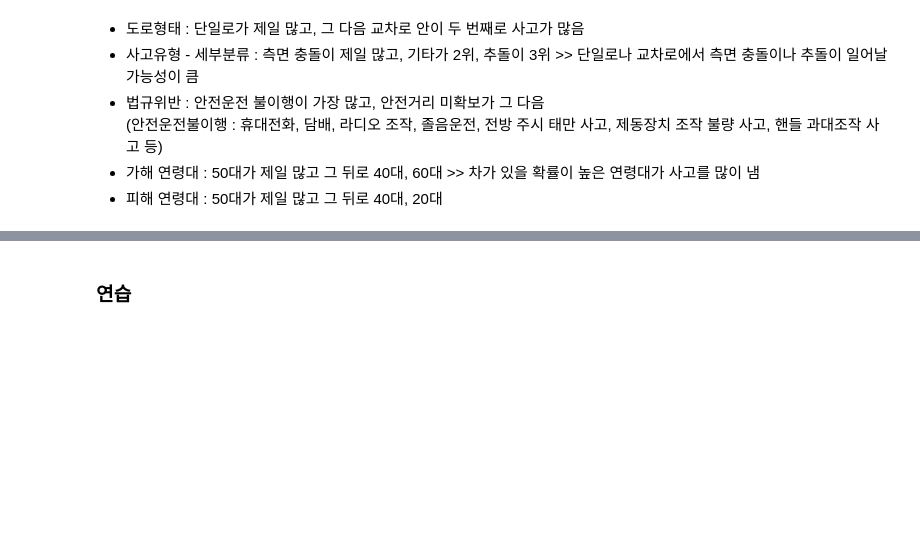
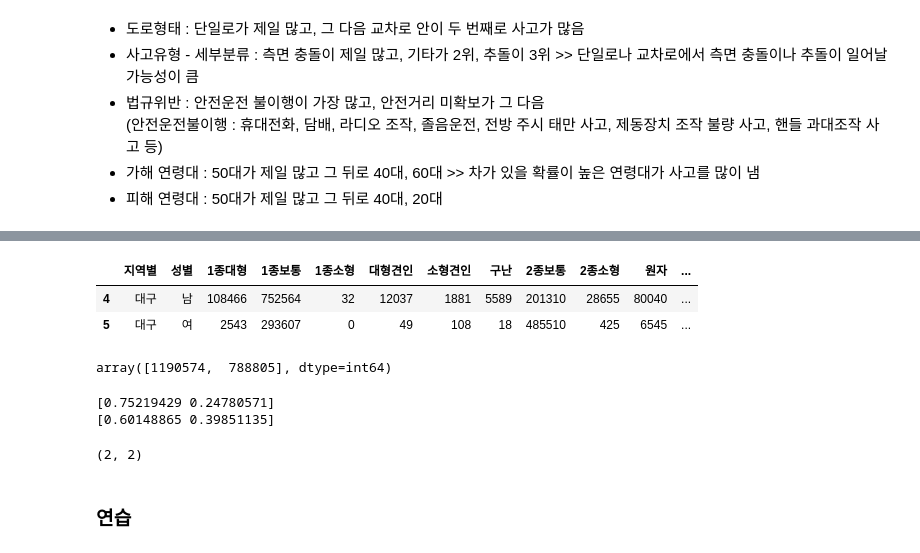
Before and after one commit to nyeokinyeoki/dacon_accident, a Jupyter notebook: accident.ipynb, the cells around one changed output, grey strips where cells are left out. Drawn from its saved outputs; the diff is of its cells as text; code cells hidden in the pictures; blank space fills up the shorter version.

```diff
--- a/accident.ipynb
+++ b/accident.ipynb
@@ -1013,3 +1029,40 @@ plt.show()
+# %%
+# 대구 지역의 성별 운전면허 소지 현황을 확인
+
+sex_exp = car_id[car_id["지역별"]=="대구"]
+
+sex_exp[sex_exp.columns[2:]] = sex_exp[sex_exp.columns[2:]].astype(int)
+
+sex_exp["합계"] = sex_exp[sex_exp.columns[2:]].sum(axis=1)
+
+sex_exp
+# %% [output]
+|  | 지역별 | 성별 | 1종대형 | 1종보통 | 1종소형 | 대형견인 | 소형견인 | 구난 | 2종보통 | 2종소형 | 원자 | ... |
+| 4 | 대구 | 남 | 108466 | 752564 | 32 | 12037 | 1881 | 5589 | 201310 | 28655 | 80040 | ... |
+| 5 | 대구 | 여 | 2543 | 293607 | 0 | 49 | 108 | 18 | 485510 | 425 | 6545 | ... |
+# %%
+sex_exp = sex_exp["합계"].to_numpy()
+
+sex_exp
+# %% [output]
+array([1190574,  788805], dtype=int64)
+# %%
+# 각 수치를 비율로 변환
+
+sex_real_ratio = sex_real / sex_real.sum()
+sex_exp_ratio = sex_exp / sex_exp.sum()
+
+print(sex_real_ratio)
+print(sex_exp_ratio)
+# %% [output]
+[0.75219429 0.24780571]
+[0.60148865 0.39851135]
+# %%
+chi_sex = np.array([sex_real_ratio, sex_exp_ratio])
+
+result = chi2_contingency()
+# %% [output]
+(2, 2)
 # %% [markdown]
 ### 연습
 # %%
```
Also changed, not shown: parts of 20 cells of this notebook.
